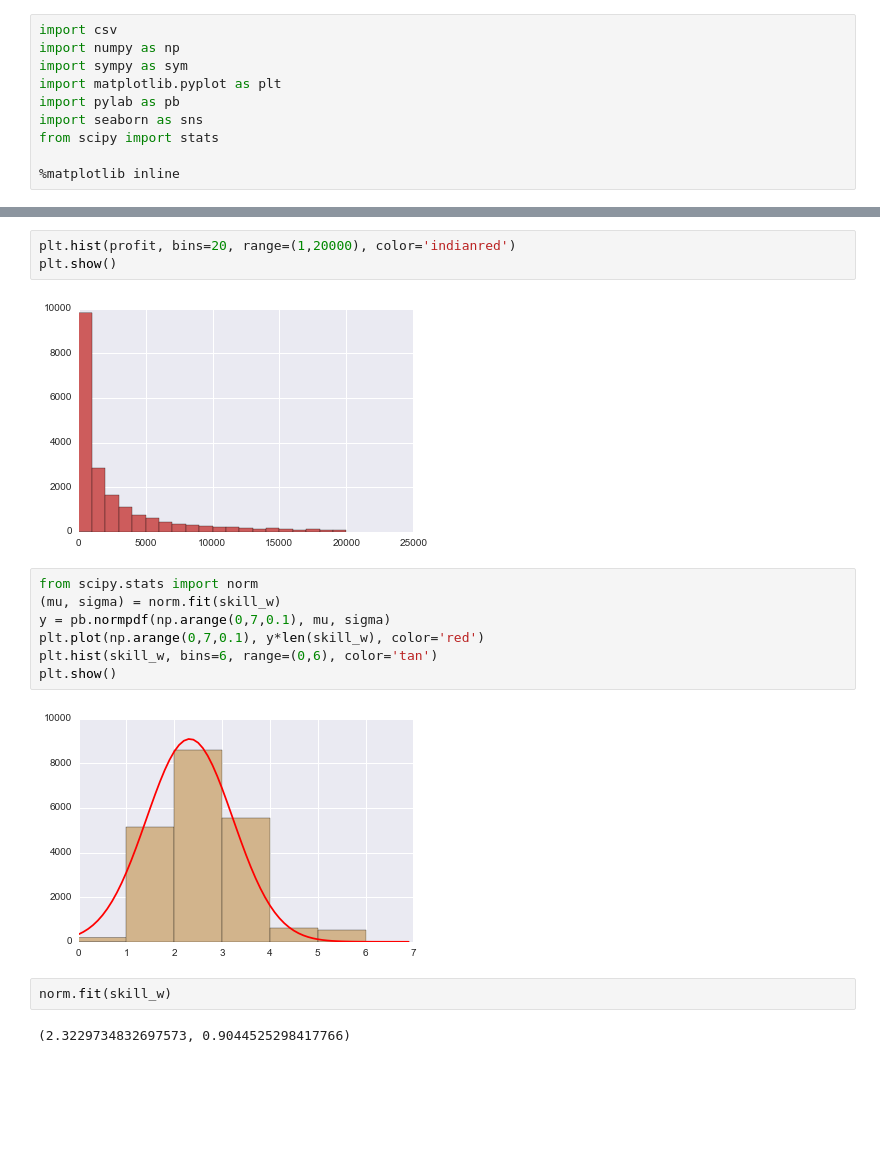
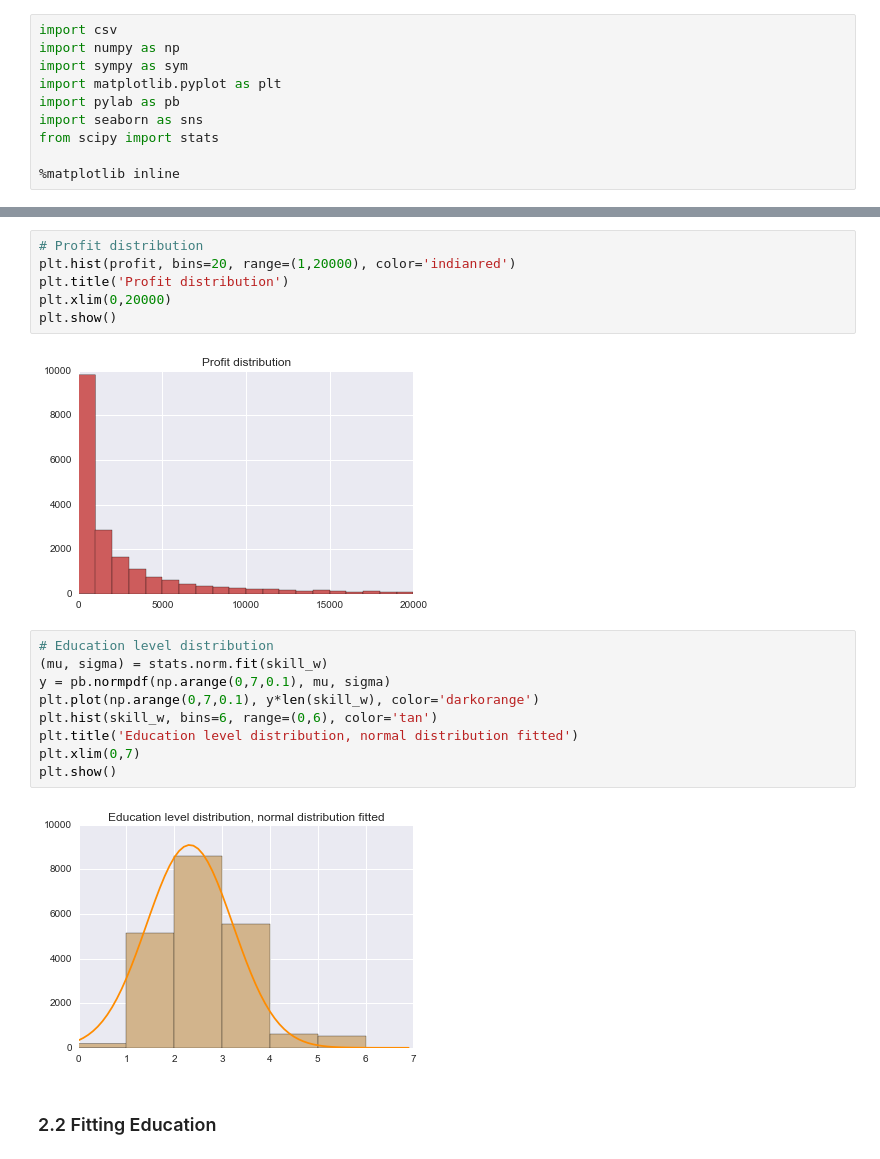
Before and after one commit to davidrpugh/assortative-matching-large-firms, a Jupyter notebook: Histograms.ipynb, the cells around one changed output, grey strips where cells are left out. Drawn from its saved outputs; the diff is of its cells as text; blank space fills up the shorter version.

Commit message:
Cleaned up Histograms notebook #1

```diff
--- a/Histograms.ipynb
+++ b/Histograms.ipynb
@@ -58,19 +76,22 @@ plt.show()
 # %%
+# Profit distribution
 plt.hist(profit, bins=20, range=(1,20000), color='indianred')
+plt.title('Profit distribution')
+plt.xlim(0,20000)
 plt.show()
 # %% [output]
-[figure, old version]
+[figure, new version]
 # %%
-from scipy.stats import norm
-(mu, sigma) = norm.fit(skill_w)
+# Education level distribution
+(mu, sigma) = stats.norm.fit(skill_w)
 y = pb.normpdf(np.arange(0,7,0.1), mu, sigma)
-plt.plot(np.arange(0,7,0.1), y*len(skill_w), color='red')
+plt.plot(np.arange(0,7,0.1), y*len(skill_w), color='darkorange')
 plt.hist(skill_w, bins=6, range=(0,6), color='tan')
+plt.title('Education level distribution, normal distribution fitted')
+plt.xlim(0,7)
 plt.show()
 # %% [output]
-[figure, old version]
+[figure, new version]
-# %%
-norm.fit(skill_w)
-# %% [output]
-(2.3229734832697573, 0.9044525298417766)
+# %% [markdown]
+### 2.2 Fitting Education
 # %%
```
Also changed, not shown: parts of 15 cells of this notebook.
